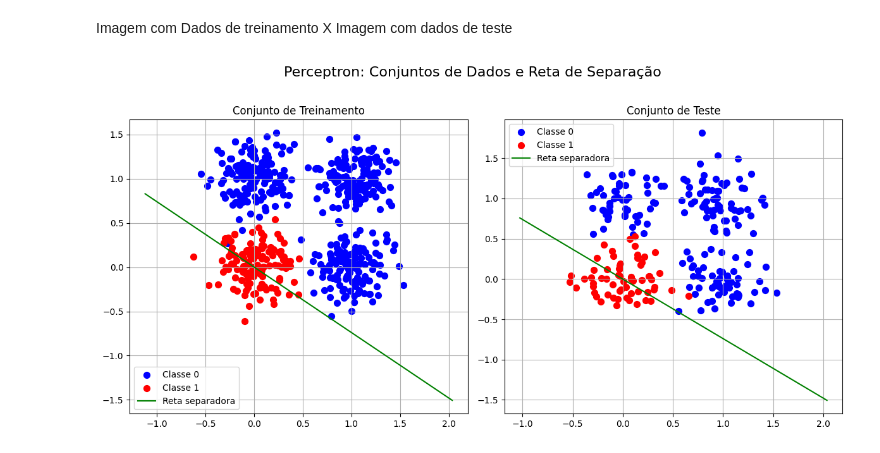
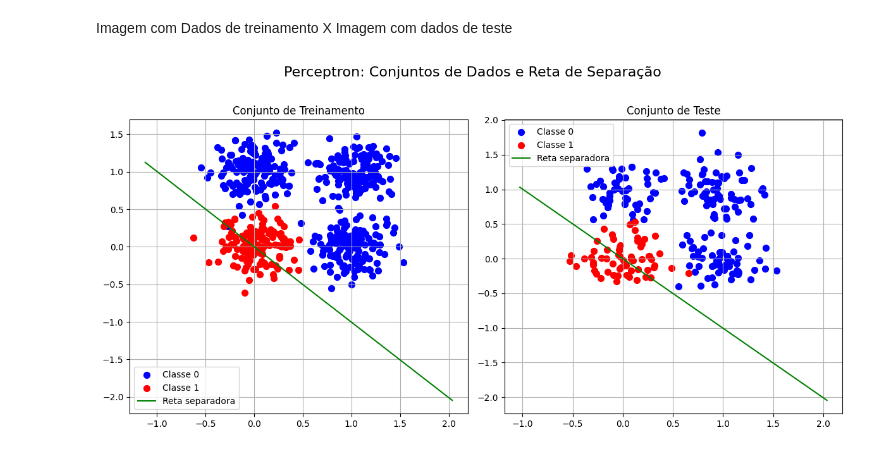
Before and after one commit to PedroYutaroUEA/RNA_PP2.1, a Jupyter notebook: RNA_P21.ipynb, the cells around one changed output. Saved outputs shown, nothing was run; the diff lists cells and outputs as text; code cells hidden in the pictures.

```diff
--- a/RNA_P21.ipynb
+++ b/RNA_P21.ipynb
@@ -449,7 +451,7 @@ for target in classes:
 x_vals = np.linspace(np.min(X_train[:, 0]) - 0.5, np.max(X_train[:, 0]) + 0.5, 200)
 if final_weights[1] != 0:
     # y = -(w0 + w1*x) / w2
-    y_vals = -(weights[0] * x_vals) / weights[1]
+    y_vals = (weights[0] * x_vals) / weights[1]
     ax1.plot(x_vals, y_vals, 'green', label='Reta separadora')
 else:
     # Reta vertical se w2 for zero
@@ -457,32 +459,32 @@ else:
     ax1.axvline(x=x_vert, color='green', label='Reta separadora')
 
 ax1.legend()
 ax1.grid(True)
 
 # --- Gráfico do Conjunto de Teste (ax2) ---
 ax2.set_title('Conjunto de Teste')
 
 # Plotar os pontos de teste
 for target in classes:
     idx = y_test == target
     cor, label = ('blue', 'Classe 0') if target == 0 else ('red', 'Classe 1')
     # Use um marcador diferente para o teste, como 's' (quadrado)
     ax2.scatter(X_test[idx, 0], X_test[idx, 1], c=cor, label=label, s=50)
 
 # Adicionar a mesma reta separadora do treinamento no gráfico de teste
 x_vals = np.linspace(np.min(X_test[:, 0]) - 0.5, np.max(X_test[:, 0]) + 0.5, 200)
 if final_weights[1] != 0:
-    y_vals = -(weights[0] * x_vals) / weights[1]
+    y_vals = (weights[0] * x_vals) / weights[1]
     ax2.plot(x_vals, y_vals, 'green', label='Reta separadora')
 else:
     x_vert = -final_weights[0] / final_weights[1]
     ax2.axvline(x=x_vert, color='green', label='Reta separadora')
 
 ax2.legend()
 ax2.grid(True)
 
 # Ajusta o layout para evitar que os títulos se sobreponham
 plt.tight_layout(rect=[0, 0, 1, 0.96])
 plt.show()
 # %% [output]
-[figure, old version]
+[figure, new version]
```
Also changed, not shown: parts of 12 cells of this notebook.
